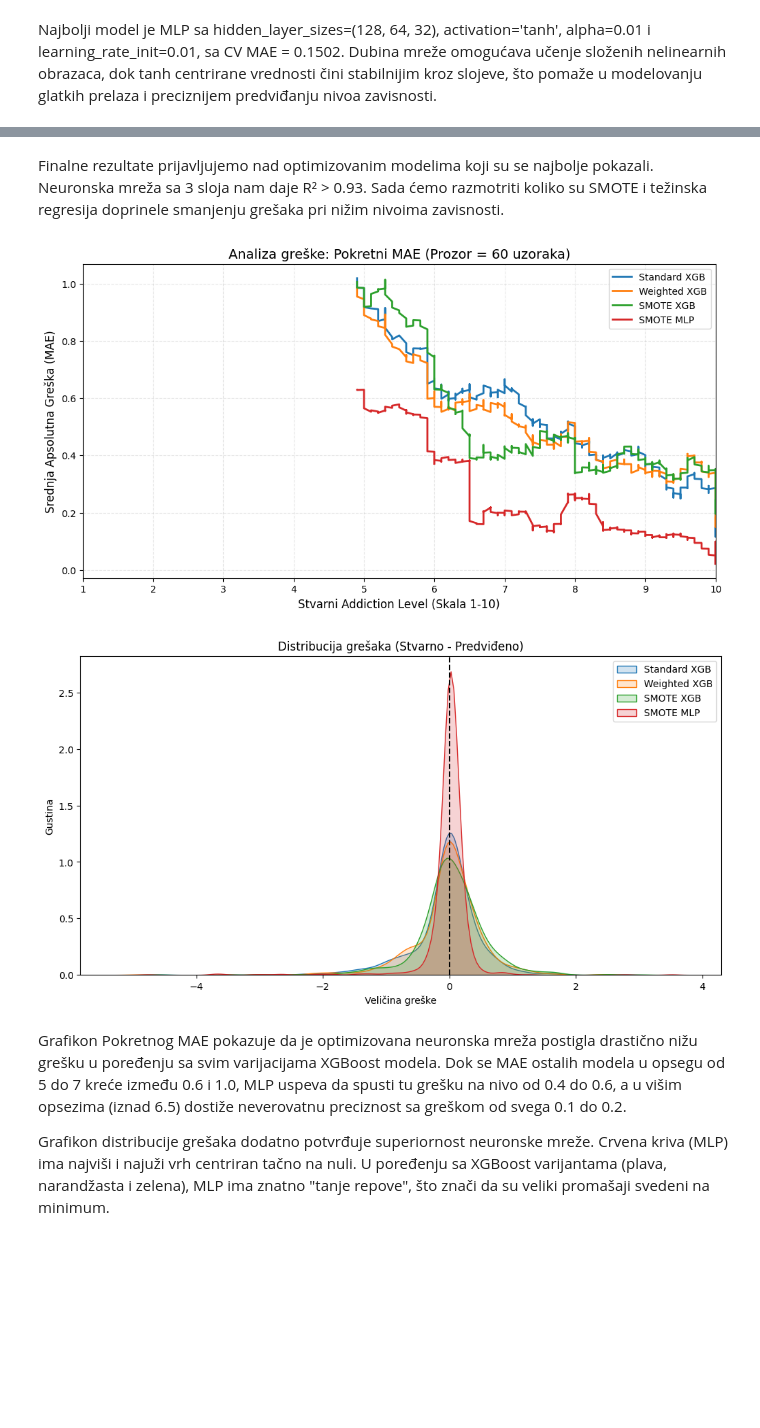
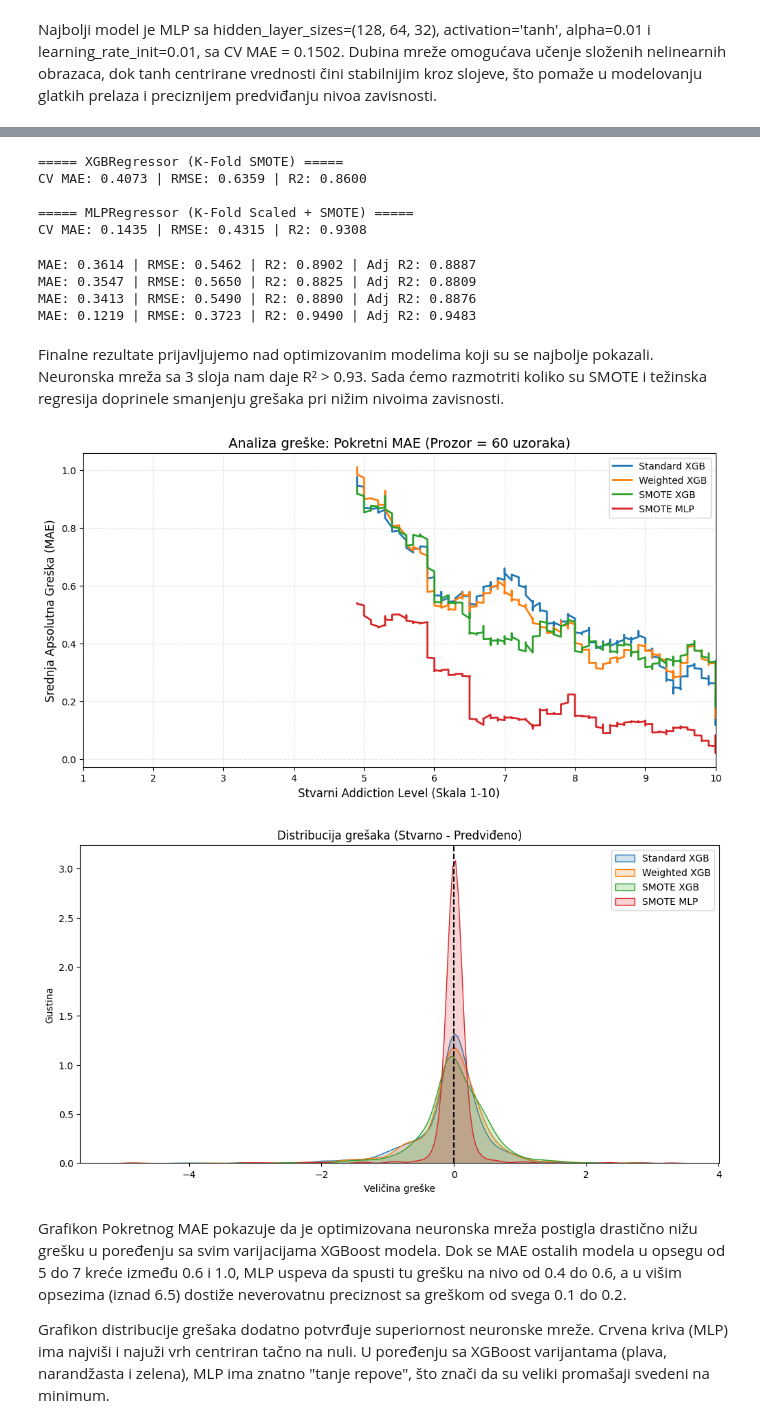
Before and after one commit to djukic002/siap-projekat, a Jupyter notebook: model-evaulation.ipynb, the cells around one changed output, grey strips where cells are left out. Cells and saved outputs as stored; diff of their text form; code cells hidden in the pictures; blank space fills up the shorter version.

```diff
--- a/model-evaulation.ipynb
+++ b/model-evaulation.ipynb
@@ -287,18 +295,74 @@ Finalni MAE: 0.1454 | RMSE: 0.4242 | R2: 0.9338
+# %%
+shap_features = ['Daily_Usage_Hours', 'Apps_Used_Daily', 'Time_on_Gaming', 'Time_on_Social_Media', 'Phone_Checks_Per_Day', 'Sleep_Hours',
+                 'Academic_Performance', 'Exercise_Hours', 'Age', 'Phone_Usage_Purpose_Social Media', 'Social_Interactions','Weekend_Usage_Hours']
+X_train_reduced = X_train[shap_features]
+X_test_reduced = X_test[shap_features]
+
+_ = models.train_model_with_cv(
+    xgb_opt,
+    X_train_reduced,
+    y_train,
+    use_smote=True
+)
+
+_ = models.train_model_with_cv(
+    mlp_opt,
+    X_train_reduced,
+    y_train,
+    use_smote=True,
+    use_scaling=True
+)
+# %% [output]
+===== XGBRegressor (K-Fold SMOTE) =====
+CV MAE: 0.4073 | RMSE: 0.6359 | R2: 0.8600
+
+===== MLPRegressor (K-Fold Scaled + SMOTE) =====
+CV MAE: 0.1435 | RMSE: 0.4315 | R2: 0.9308
+# %%
+xgb_standard, _ = models.train_final_model(
+    xgb_opt, X_train_reduced, y_train
+)
+
+xgb_smote, _ = models.train_final_model(
+    xgb_opt, X_train_reduced, y_train,
+    use_smote=True
+)
+
+xgb_weighted, _ = models.train_final_model(
+    xgb_opt, X_train_reduced, y_train,
+    use_weights=True
+)
+
+mlp_smote, scaler = models.train_final_model(
+    mlp_opt, X_train_reduced, y_train,
+    use_smote=True,
+    use_scaling=True
+)
+# %%
+results_xgb_smote = models.evaluate_model(xgb_smote, X_test_reduced, y_test, None)
+results_xgb_weighted = models.evaluate_model(xgb_weighted, X_test_reduced, y_test, None)
+results_xgb_standard = models.evaluate_model(xgb_standard, X_test_reduced, y_test, None)
+results_mlp = models.evaluate_model(mlp_smote, X_test_reduced, y_test, scaler)
+# %% [output]
+MAE: 0.3614 | RMSE: 0.5462 | R2: 0.8902 | Adj R2: 0.8887
+MAE: 0.3547 | RMSE: 0.5650 | R2: 0.8825 | Adj R2: 0.8809
+MAE: 0.3413 | RMSE: 0.5490 | R2: 0.8890 | Adj R2: 0.8876
+MAE: 0.1219 | RMSE: 0.3723 | R2: 0.9490 | Adj R2: 0.9483
 # %% [markdown]
 Finalne rezultate prijavljujemo nad optimizovanim modelima koji su se najbolje pokazali. Neuronska mreža sa 3 sloja nam daje R² > 0.93. Sada ćemo razmotriti koliko su SMOTE i težinska regresija doprinele smanjenju grešaka pri nižim nivoima zavisnosti.
 # %%
 results_dict = {
-    "Standard XGB": results_standard,
-    "Weighted XGB": results_weighted,
-    "SMOTE XGB": results_smote,
+    "Standard XGB": results_xgb_standard,
+    "Weighted XGB": results_xgb_weighted,
+    "SMOTE XGB": results_xgb_smote,
     "SMOTE MLP": results_mlp
 }
 
 models.plot_compare_rolling_mae(results_dict, window=60)
 models.plot_error_distribution(results_dict=results_dict)
 # %% [output]
-[figure, old version]
+[figure, new version]
-[figure, old version]
+[figure, new version]
 # %% [markdown]
 Grafikon Pokretnog MAE pokazuje da je optimizovana neuronska mreža postigla drastično nižu grešku u poređenju sa svim varijacijama XGBoost modela. Dok se MAE ostalih modela u opsegu od 5 do 7 kreće između 0.6 i 1.0, MLP uspeva da spusti tu grešku na nivo od 0.4 do 0.6, a u višim opsezima (iznad 6.5) dostiže neverovatnu preciznost sa greškom od svega 0.1 do 0.2.
 
```
Also changed, not shown: parts of 3 cells of this notebook, 1 other file.
